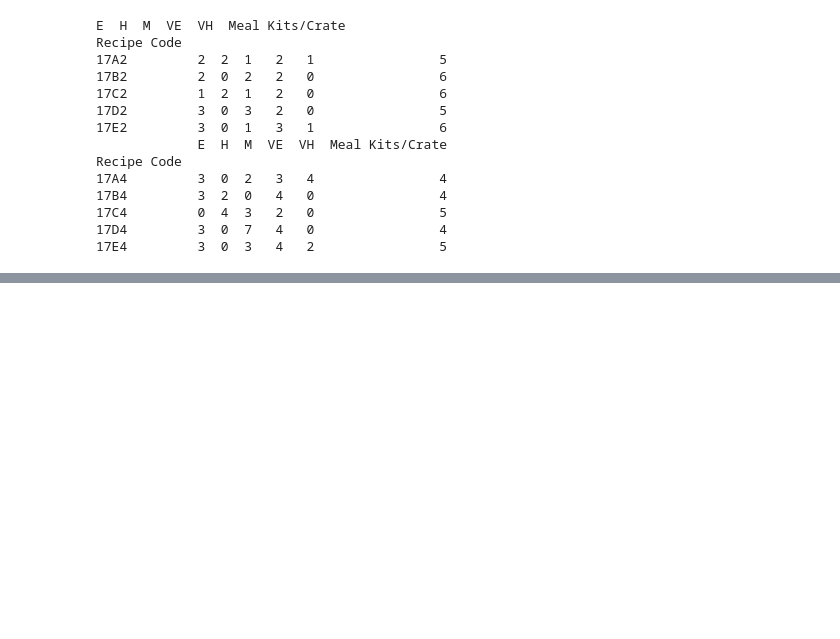
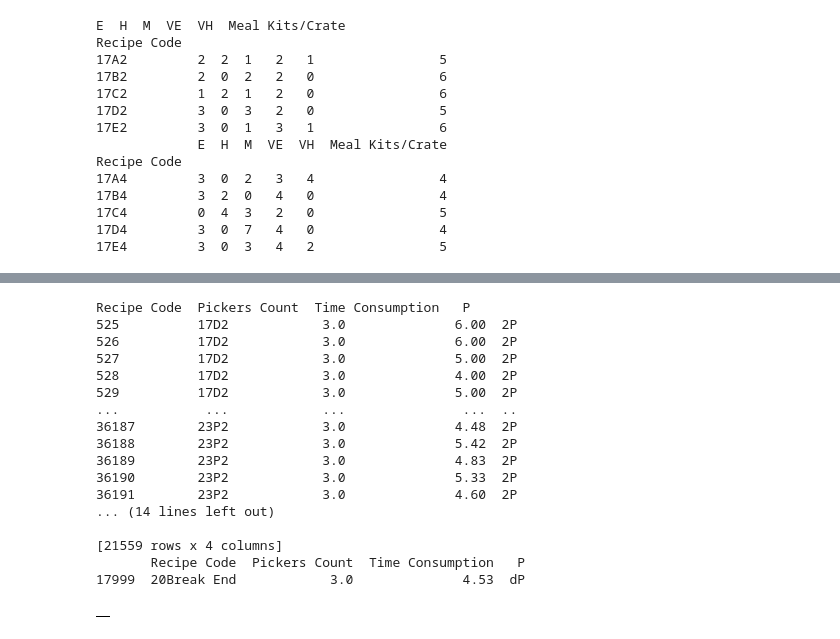
Before and after one commit to QPeiran/predicting_mks_speed, a Jupyter notebook: Week17_23.ipynb, the cells around one changed output, grey strips where cells are left out. Saved outputs shown, nothing was run; the diff lists cells and outputs as text; code cells hidden in the pictures; blank space fills up the shorter version.

```diff
--- a/Week17_23.ipynb
+++ b/Week17_23.ipynb
@@ -214,0 +267,22 @@ scanny_raw = pd.read_csv('')
+# %%
+# Scanny data prepared
+scanny_prepared.groupby('P').apply(print)
+# %% [output]
+Recipe Code  Pickers Count  Time Consumption   P
+525          17D2            3.0              6.00  2P
+526          17D2            3.0              6.00  2P
+527          17D2            3.0              5.00  2P
+528          17D2            3.0              4.00  2P
+529          17D2            3.0              5.00  2P
+...           ...            ...               ...  ..
+36187        23P2            3.0              4.48  2P
+36188        23P2            3.0              5.42  2P
+36189        23P2            3.0              4.83  2P
+36190        23P2            3.0              5.33  2P
+36191        23P2            3.0              4.60  2P
+... (14 lines left out)
+
+[21559 rows x 4 columns]
+       Recipe Code  Pickers Count  Time Consumption   P
+17999  20Break End            3.0              4.53  dP
+|  |
```
Also changed, not shown: parts of 5 cells of this notebook.
